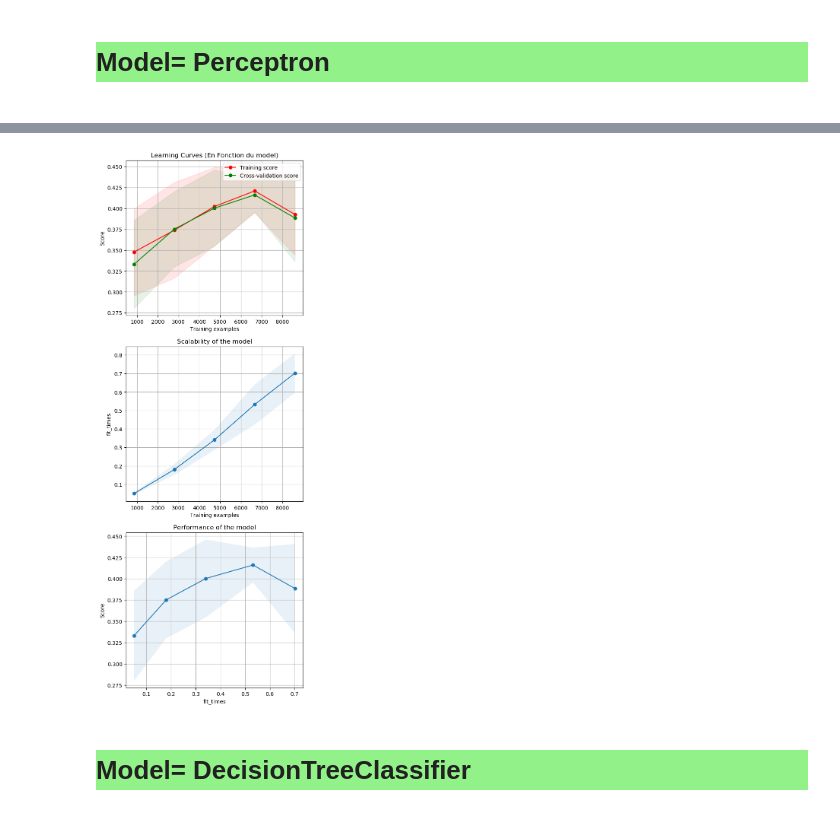
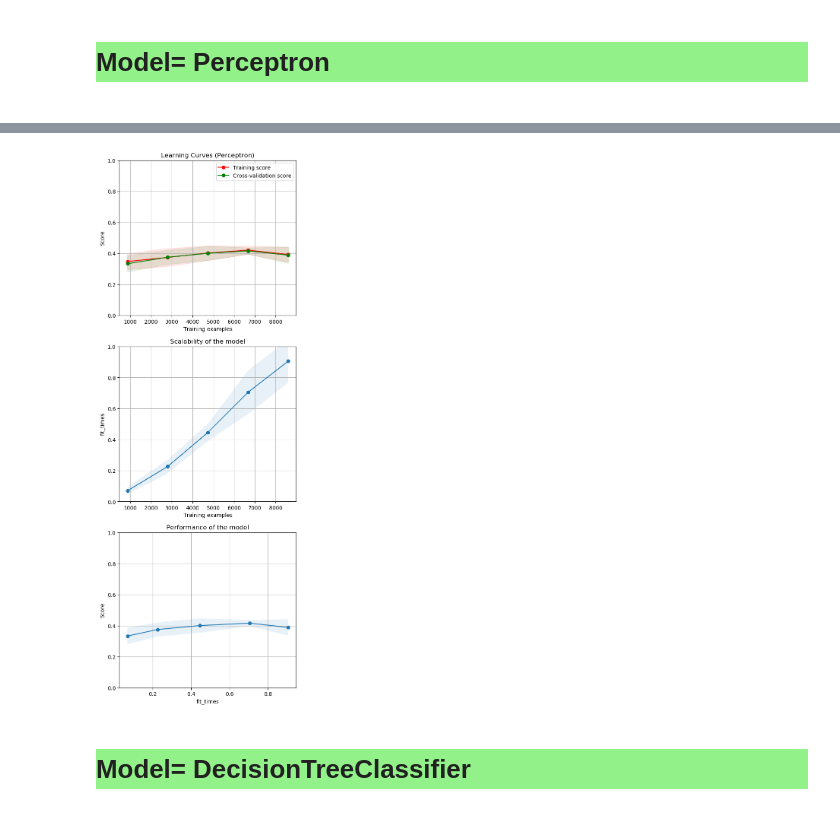
Before and after one commit to George-Marchment/OCEAN, a Jupyter notebook: starting_kit/README_visualisation.ipynb, the cells around one changed output, grey strips where cells are left out. Cells and saved outputs as stored; diff of their text form; code cells hidden in the pictures.

Commit message:
Graph échelle

```diff
--- a/starting_kit/README_visualisation.ipynb
+++ b/starting_kit/README_visualisation.ipynb
@@ -339,7 +339,7 @@ from sklearn.model_selection import ShuffleSplit
 
 
 def plot_learning_curve(estimator, title, X, y, axes=None, ylim=None, cv=None,
-                        n_jobs=None, train_sizes=np.linspace(.1, 1.0, 5)):
+                        n_jobs=None, train_sizes=np.linspace(.1, 1.0, 5), name):
 
     if axes is None:
         _, axes = plt.subplots(1, 3, figsize=(20, 5))
@@ -363,6 +363,7 @@ def plot_learning_curve(estimator, title, X, y, axes=None, ylim=None, cv=None,
 
     # Plot learning curve
     axes[0].grid(True)
+    axes[0].set_ylim(0, 1)
     axes[0].fill_between(train_sizes, train_scores_mean - train_scores_std,
                          train_scores_mean + train_scores_std, alpha=0.1,
                          color="r")
@@ -377,6 +378,7 @@ def plot_learning_curve(estimator, title, X, y, axes=None, ylim=None, cv=None,
 
     # Plot n_samples vs fit_times
     axes[1].grid(True)
+    axes[1].set_ylim(0, 1)
     axes[1].plot(train_sizes, fit_times_mean, 'o-')
     axes[1].fill_between(train_sizes, fit_times_mean - fit_times_std,
                          fit_times_mean + fit_times_std, alpha=0.1)
@@ -386,6 +388,7 @@ def plot_learning_curve(estimator, title, X, y, axes=None, ylim=None, cv=None,
 
     # Plot fit_time vs score
     axes[2].grid(True)
+    axes[2].set_ylim(0, 1)
     axes[2].plot(fit_times_mean, test_scores_mean, 'o-')
     axes[2].fill_between(fit_times_mean, test_scores_mean - test_scores_std,
                          test_scores_mean + test_scores_std, alpha=0.1)
@@ -432,20 +441,20 @@ training
 # %%
 fig, axes = plt.subplots(3, 1, figsize=(6, 18))
 
-title = "Learning Curves (En Fonction du model)"
+title = "Learning Curves (Perceptron)"
 # Cross validation with 100 iterations to get smoother mean test and train
 # score curves, each time with 20% data randomly selected as a validation set.
 cv = ShuffleSplit(n_splits=5, test_size=0.2, random_state=0)
 
 test= np.zeros(len(Y_train))
 
 #Puique le model utiliser est DecisionTree
 #A noter qu'il faut changer estimator en fonction du model choissi au-dessus
 estimator = Perceptron()
 plot_learning_curve(estimator, title, X_train, Y_train, axes=axes, cv=cv, n_jobs=4)
 plt.show()
 # %% [output]
-[figure, old version]
+[figure, new version]
 # %% [markdown]
 <div style="background:#93f189">
 
```
Also changed, not shown: parts of 9 cells of this notebook.
